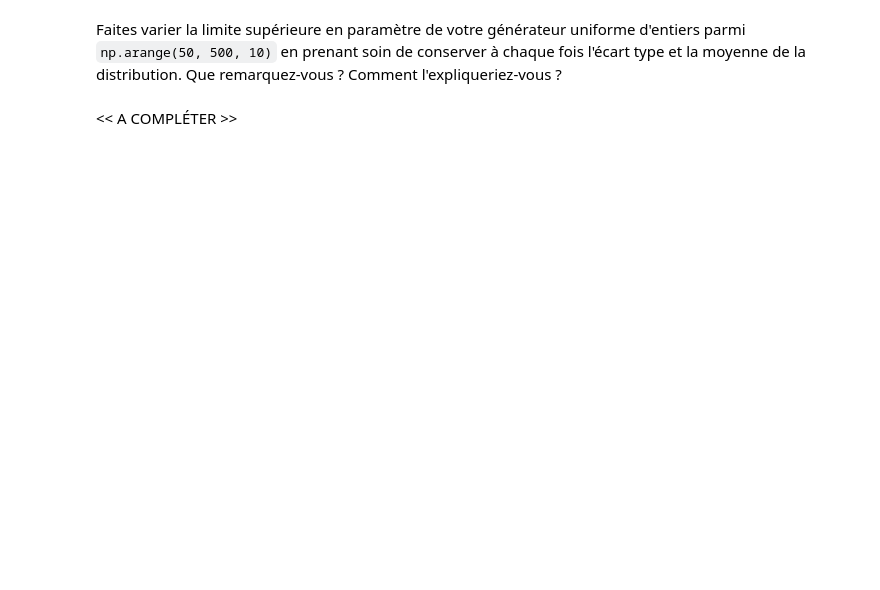
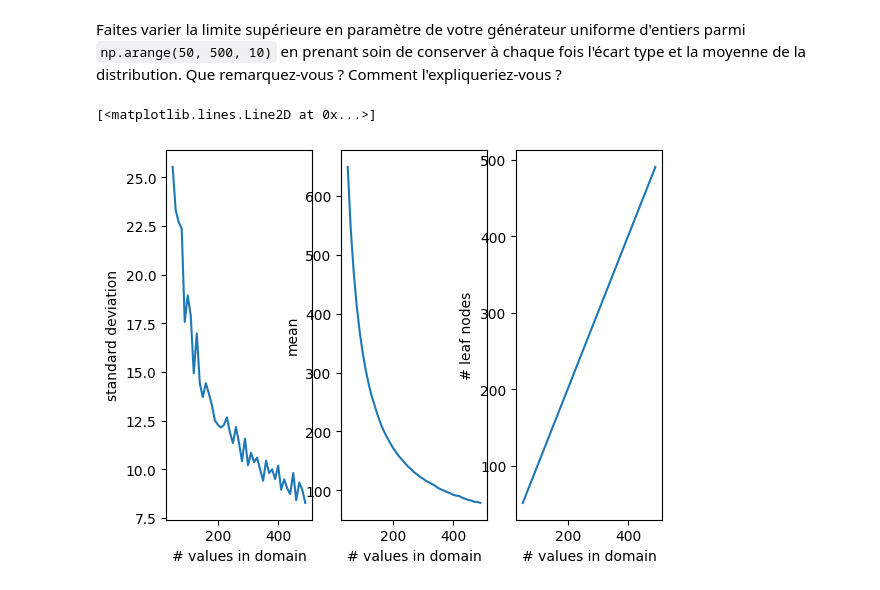
Before and after one commit to darmangerd/data-and-algorithms, a Jupyter notebook: 2024_Serie11_Etud_FR_Radomski_Darmanger.ipynb, the cells around one changed output. Saved outputs shown, nothing was run; the diff lists cells and outputs as text; code cells hidden in the pictures; blank space fills up the shorter version.

```diff
--- a/2024_Serie11_Etud_FR_Radomski_Darmanger.ipynb
+++ b/2024_Serie11_Etud_FR_Radomski_Darmanger.ipynb
@@ -166,23 +313,37 @@ import numpy as np
 import statistics
 import tqdm
 
-means, stddevs = [], []
+leaf_depth_mean: list[float] = []
+leaf_depth_std: list[float] = []
+leaf_counts: list[float] = []
 
-for largest_possible_number in tqdm.tqdm(np.arange(50, 500, 10)):
-    #                          ^^^^^^^^^-- petite visualisation pratique !
+for upper_bound in tqdm.tqdm(np.arange(50, 500, 10)):
+    tree = generate_random_tree(2 ** 15, upper_bound)
+    assert tree.root is not None
 
-    # A COMPLETER
+    leaf_depths = list(generate_leaf_depths(tree.root, 1))
+    leaf_count = sum(1 for _ in leaf_depths)
 
-    # créer un arbre ;
-    # le remplir de 2^15 éléments suivant U[[0,largest_possible_number]] ;
-    # depths_list = [profondeurs des feuilles], de taille N_feuilles
-    # stddevs.append(statistics.stdev(depths_list))
-    # means.append(statistics.mean(depths_list))
-
-# plot de l'écart-type et de la moyenne en fonction du paramètre de loi uniforme lors de la création du BST
-plt.subplot(1, 2, 1)
-plt.plot(np.arange(50, 500, 10), stddevs)
-plt.subplot(1, 2, 2)
-plt.plot(np.arange(50, 500, 10), means)
+    leaf_depth_mean.append(statistics.mean(leaf_depths))
+    leaf_depth_std.append(statistics.stdev(leaf_depths))
+    leaf_counts.append(leaf_count)
-# %% [markdown]
-<< A COMPLÉTER >>
+# %%
+# plot de l'écart-type et de la moyenne en fonction du paramètre de loi uniforme lors de la création du BST
+plt.subplot(1, 3, 1)
+plt.xlabel("# values in domain")
+plt.ylabel("standard deviation")
+plt.plot(np.arange(50, 500, 10), leaf_depth_std)
+
+plt.subplot(1, 3, 2)
+plt.xlabel("# values in domain")
+plt.ylabel("mean")
+plt.plot(np.arange(50, 500, 10), leaf_depth_mean)
+
+
+plt.subplot(1, 3, 3)
+plt.xlabel("# values in domain")
+plt.ylabel("# leaf nodes")
+plt.plot(np.arange(50, 500, 10), leaf_counts)
+# %% [output]
+[<matplotlib.lines.Line2D at 0x...>]
+[figure, added]
```
Also changed, not shown: parts of 13 cells of this notebook.
